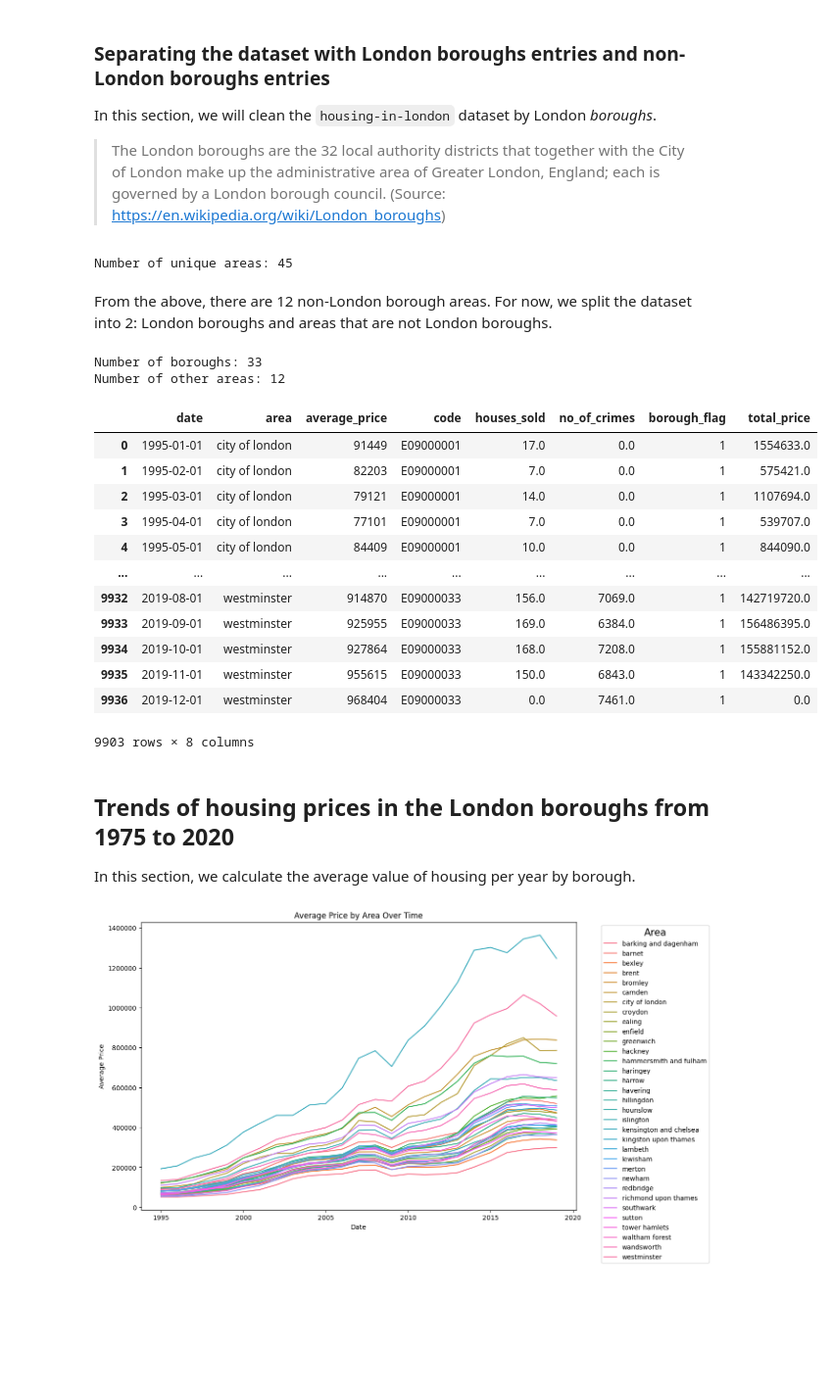
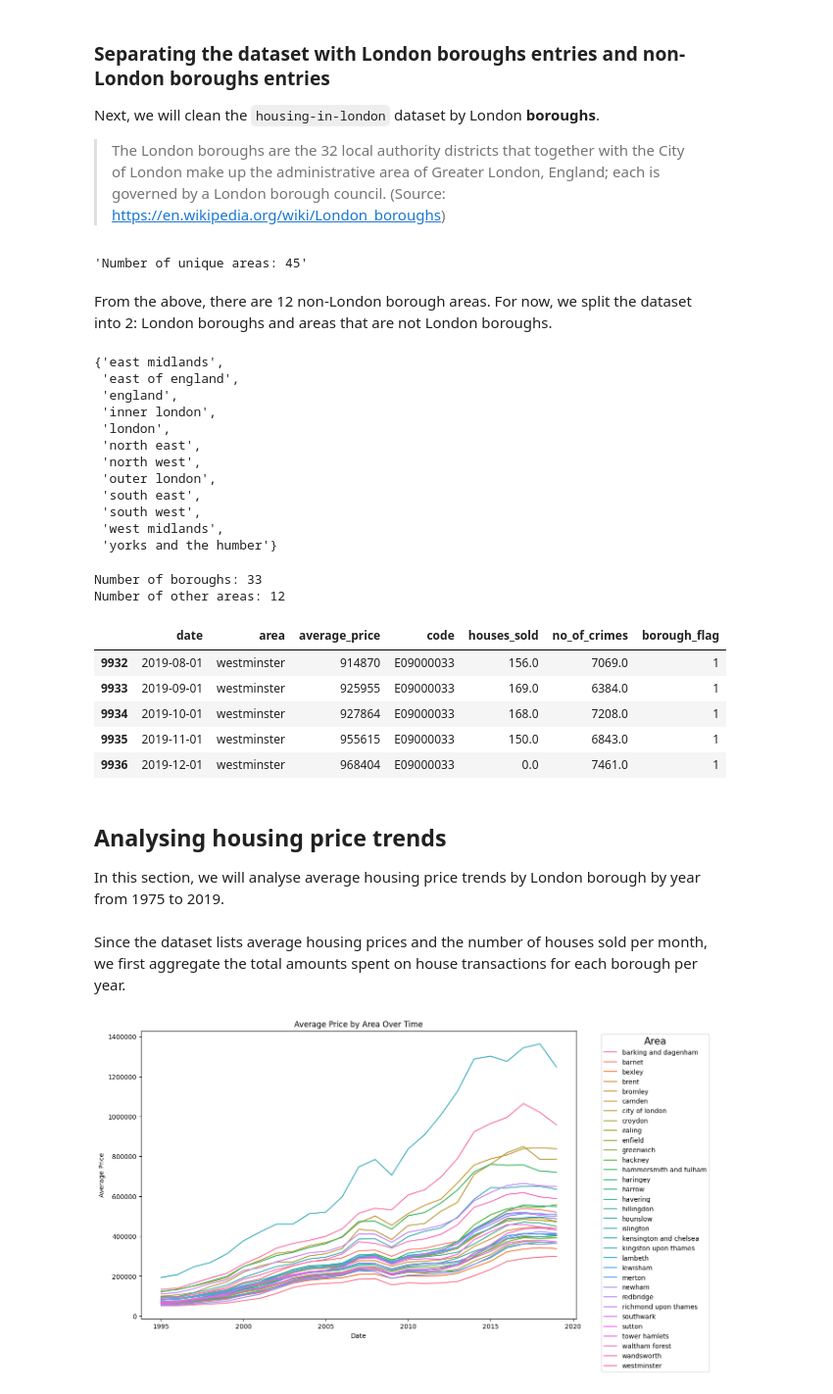
Before and after one commit to jhtkoo0426/uk-qol-analysis, a Jupyter notebook: uk-quality-of-life-analysis.ipynb, the cells around one changed output. Shown at 98% size. Saved outputs shown, nothing was run; the diff lists cells and outputs as text; code cells hidden in the pictures; blank space fills up the shorter version.

```diff
--- a/uk-quality-of-life-analysis.ipynb
+++ b/uk-quality-of-life-analysis.ipynb
@@ -80,12 +55,12 @@ df
 # %% [markdown]
 ### Separating the dataset with London boroughs entries and non-London boroughs entries
-In this section, we will clean the `housing-in-london` dataset by London *boroughs*.
+Next, we will clean the `housing-in-london` dataset by London **boroughs**.
 > The London boroughs are the 32 local authority districts that together with the City of London make up the administrative area of Greater London, England; each is governed by a London borough council. (Source: https://en.wikipedia.org/wiki/London_boroughs)
 # %%
 areas = df["area"]
-print(f"Number of unique areas: {len(set(areas))}")
+f"Number of unique areas: {len(set(areas))}"
 # %% [output]
-Number of unique areas: 45
+'Number of unique areas: 45'
 # %% [markdown]
 From the above, there are 12 non-London borough areas. For now, we split the dataset into 2: London boroughs and areas that are not London boroughs.
 # %%
@@ -99,3 +71,19 @@ other_areas = {'east midlands', 'east of england', 'england', 'inner london', 'l
+# %%
+other_areas = set(areas) - boroughs
+other_areas
+# %% [output]
+{'east midlands',
+ 'east of england',
+ 'england',
+ 'inner london',
+ 'london',
+ 'north east',
+ 'north west',
+ 'outer london',
+ 'south east',
+ 'south west',
+ 'west midlands',
+ 'yorks and the humber'}
 # %%
 print(f"Number of boroughs: {len(boroughs)}")
 print(f"Number of other areas: {len(other_areas)}")
@@ -105,21 +93,16 @@ Number of other areas: 12
 # %%
 df_boroughs = df[df['area'].isin(boroughs)]
 df_other_areas = df[df['area'].isin(other_areas)]
-df_boroughs
+df_boroughs.tail()
 # %% [output]
-|  | date | area | average_price | code | houses_sold | no_of_crimes | borough_flag | total_price |
-| 0 | 1995-01-01 | city of london | 91449 | E09000001 | 17.0 | 0.0 | 1 | 1554633.0 |
-| 1 | 1995-02-01 | city of london | 82203 | E09000001 | 7.0 | 0.0 | 1 | 575421.0 |
-| 2 | 1995-03-01 | city of london | 79121 | E09000001 | 14.0 | 0.0 | 1 | 1107694.0 |
-| 3 | 1995-04-01 | city of london | 77101 | E09000001 | 7.0 | 0.0 | 1 | 539707.0 |
-| 4 | 1995-05-01 | city of london | 84409 | E09000001 | 10.0 | 0.0 | 1 | 844090.0 |
-| ... | ... | ... | ... | ... | ... | ... | ... | ... |
-| 9932 | 2019-08-01 | westminster | 914870 | E09000033 | 156.0 | 7069.0 | 1 | 142719720.0 |
-| 9933 | 2019-09-01 | westminster | 925955 | E09000033 | 169.0 | 6384.0 | 1 | 156486395.0 |
-| 9934 | 2019-10-01 | westminster | 927864 | E09000033 | 168.0 | 7208.0 | 1 | 155881152.0 |
-| 9935 | 2019-11-01 | westminster | 955615 | E09000033 | 150.0 | 6843.0 | 1 | 143342250.0 |
-| 9936 | 2019-12-01 | westminster | 968404 | E09000033 | 0.0 | 7461.0 | 1 | 0.0 |
+|  | date | area | average_price | code | houses_sold | no_of_crimes | borough_flag |
+| 9932 | 2019-08-01 | westminster | 914870 | E09000033 | 156.0 | 7069.0 | 1 |
+| 9933 | 2019-09-01 | westminster | 925955 | E09000033 | 169.0 | 6384.0 | 1 |
+| 9934 | 2019-10-01 | westminster | 927864 | E09000033 | 168.0 | 7208.0 | 1 |
+| 9935 | 2019-11-01 | westminster | 955615 | E09000033 | 150.0 | 6843.0 | 1 |
+| 9936 | 2019-12-01 | westminster | 968404 | E09000033 | 0.0 | 7461.0 | 1 |
-9903 rows × 8 columns
-# %% [markdown]
-## Trends of housing prices in the London boroughs from 1975 to 2020
-In this section, we calculate the average value of housing per year by borough.
+# %% [markdown]
+## Analysing housing price trends
+In this section, we will analyse average housing price trends by London borough by year from 1975 to 2019.
+# %% [markdown]
+Since the dataset lists average housing prices and the number of houses sold per month, we first aggregate the total amounts spent on house transactions for each borough per year.
```
Also changed, not shown: parts of 13 cells of this notebook.
